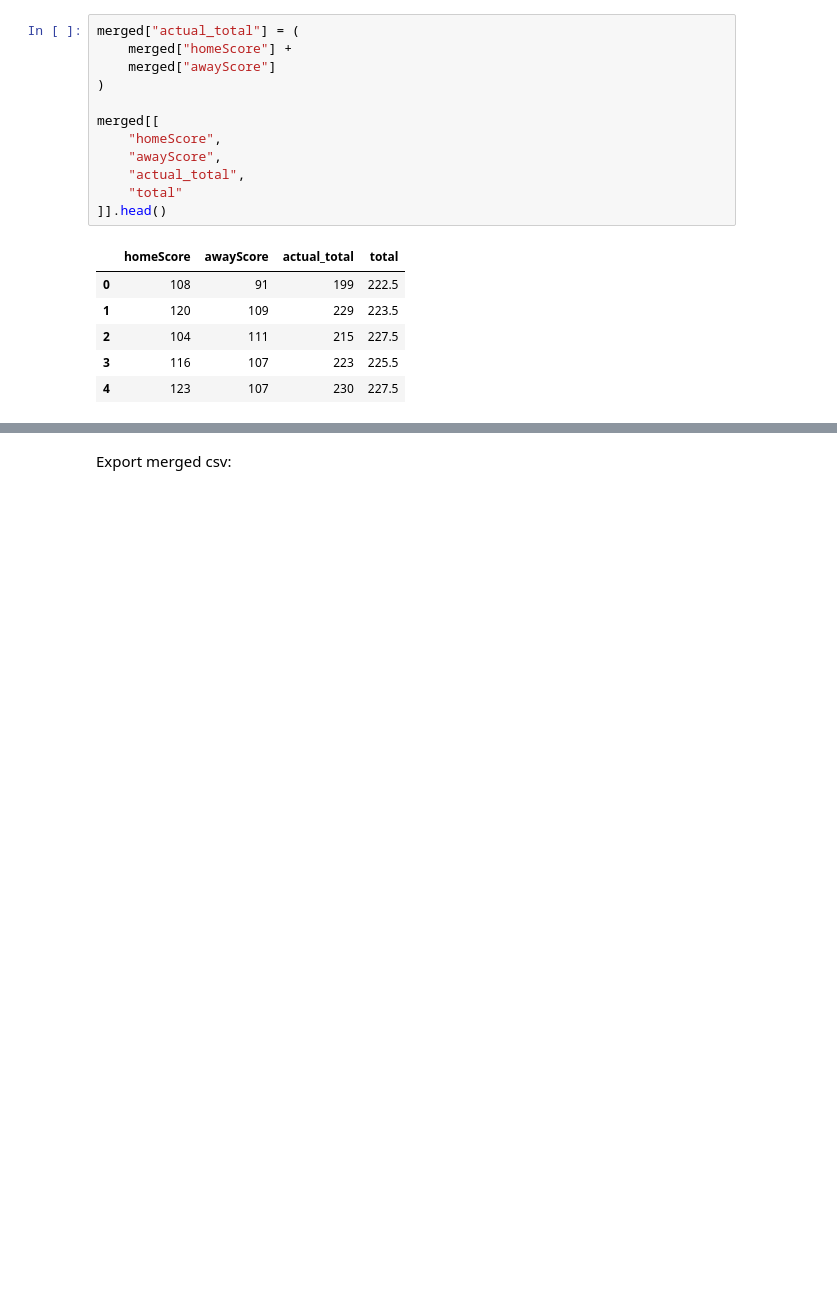
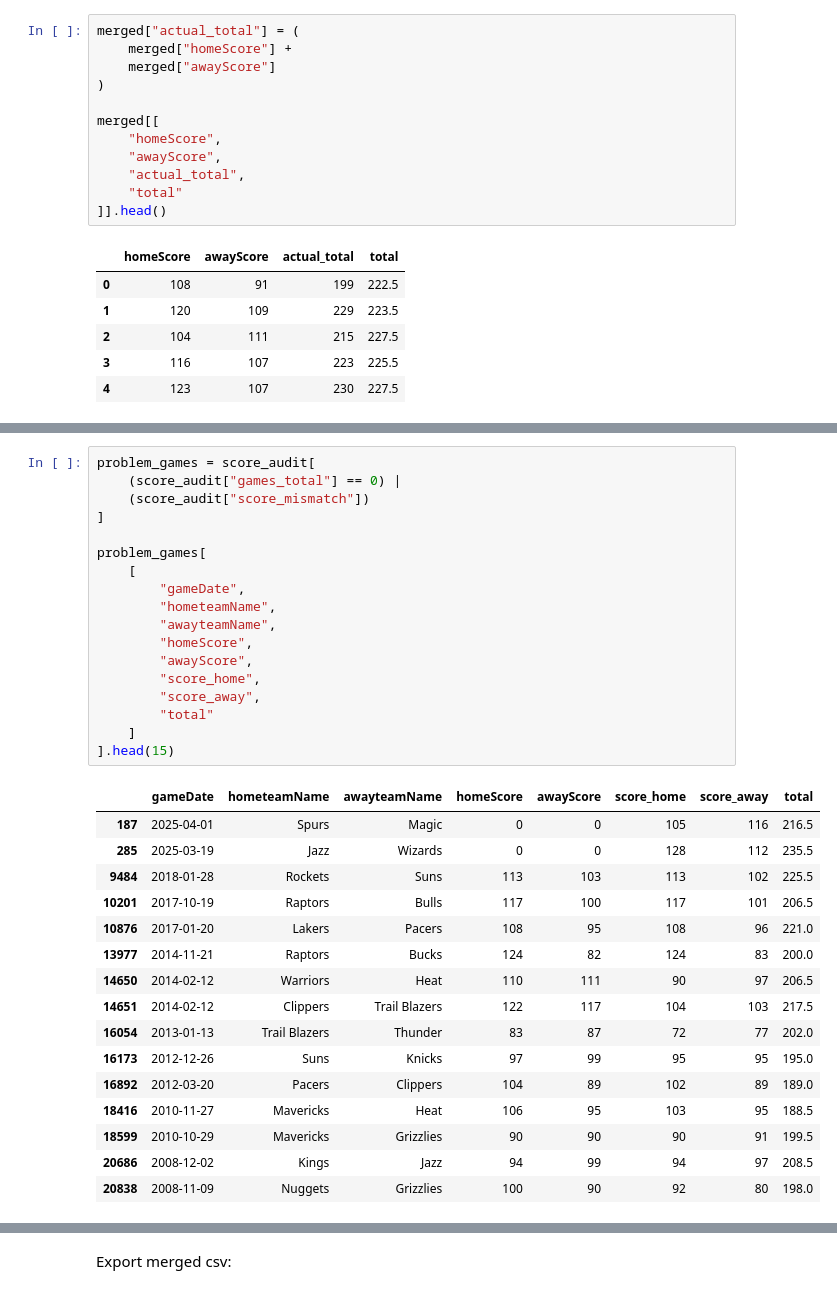
Before and after one commit to josueRlegarda/nba_data_analysis, a Jupyter notebook: notebooks/Week01_Polynomial_Interaction_Terms.ipynb, the cells around one changed output, grey strips where cells are left out. Drawn from its saved outputs; the diff is of its cells as text; blank space fills up the shorter version.

```diff
--- a/notebooks/Week01_Polynomial_Interaction_Terms.ipynb
+++ b/notebooks/Week01_Polynomial_Interaction_Terms.ipynb
@@ -283,0 +327,35 @@ merged[[
+# %%
+problem_games = score_audit[
+    (score_audit["games_total"] == 0) |
+    (score_audit["score_mismatch"])
+]
+
+problem_games[
+    [
+        "gameDate",
+        "hometeamName",
+        "awayteamName",
+        "homeScore",
+        "awayScore",
+        "score_home",
+        "score_away",
+        "total"
+    ]
+].head(15)
+# %% [output]
+|  | gameDate | hometeamName | awayteamName | homeScore | awayScore | score_home | score_away | total |
+| 187 | 2025-04-01 | Spurs | Magic | 0 | 0 | 105 | 116 | 216.5 |
+| 285 | 2025-03-19 | Jazz | Wizards | 0 | 0 | 128 | 112 | 235.5 |
+| 9484 | 2018-01-28 | Rockets | Suns | 113 | 103 | 113 | 102 | 225.5 |
+| 10201 | 2017-10-19 | Raptors | Bulls | 117 | 100 | 117 | 101 | 206.5 |
+| 10876 | 2017-01-20 | Lakers | Pacers | 108 | 95 | 108 | 96 | 221.0 |
+| 13977 | 2014-11-21 | Raptors | Bucks | 124 | 82 | 124 | 83 | 200.0 |
+| 14650 | 2014-02-12 | Warriors | Heat | 110 | 111 | 90 | 97 | 206.5 |
+| 14651 | 2014-02-12 | Clippers | Trail Blazers | 122 | 117 | 104 | 103 | 217.5 |
+| 16054 | 2013-01-13 | Trail Blazers | Thunder | 83 | 87 | 72 | 77 | 202.0 |
+| 16173 | 2012-12-26 | Suns | Knicks | 97 | 99 | 95 | 95 | 195.0 |
+| 16892 | 2012-03-20 | Pacers | Clippers | 104 | 89 | 102 | 89 | 189.0 |
+| 18416 | 2010-11-27 | Mavericks | Heat | 106 | 95 | 103 | 95 | 188.5 |
+| 18599 | 2010-10-29 | Mavericks | Grizzlies | 90 | 90 | 90 | 91 | 199.5 |
+| 20686 | 2008-12-02 | Kings | Jazz | 94 | 99 | 94 | 97 | 208.5 |
+| 20838 | 2008-11-09 | Nuggets | Grizzlies | 100 | 90 | 92 | 80 | 198.0 |
```
Also changed, not shown: parts of 26 cells of this notebook, 7 other files.
